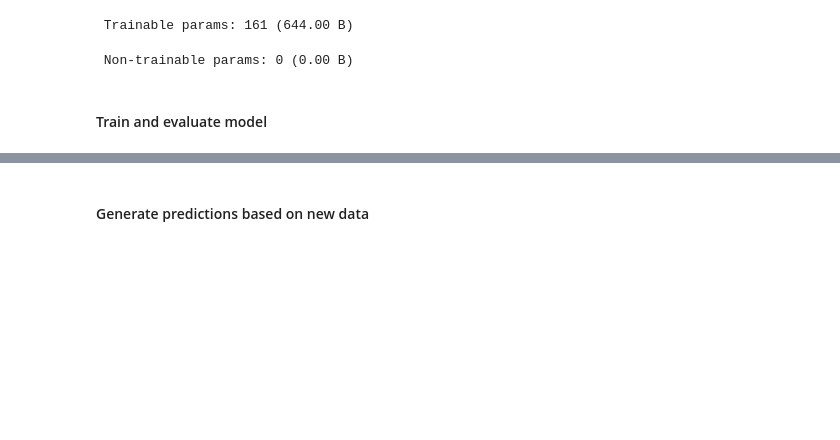
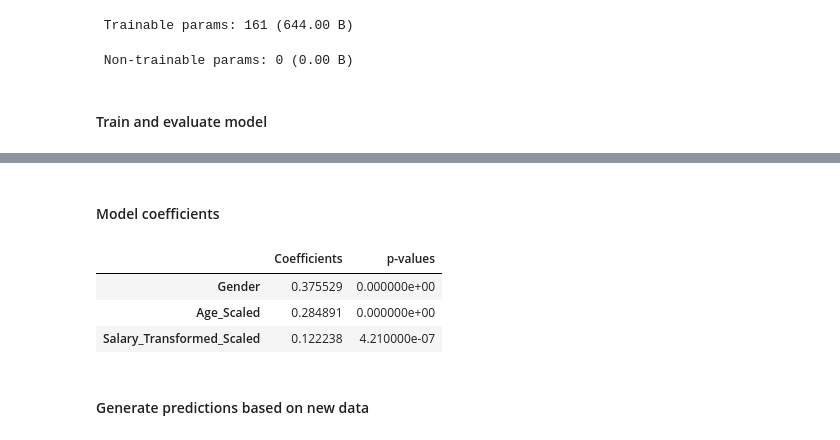
Before and after one commit to jac6779/deep-learning, a Jupyter notebook: 03_Modeling.ipynb, the cells around one changed output, grey strips where cells are left out. Cells and saved outputs as stored; diff of their text form; code cells hidden in the pictures; blank space fills up the shorter version.

```diff
--- a/03_Modeling.ipynb
+++ b/03_Modeling.ipynb
@@ -137,3 +137,21 @@ array([[34,  4],
+# %% [markdown]
+#### Model coefficients
+# %%
+# Use statsmodels to get p-values
+import statsmodels.api as sm
+ols_model = sm.OLS(y_train, X_train)
+results = ols_model.fit()
+# %%
+# Coefficients and p-values
+details = pd.DataFrame()
+details["Coefficients"] = results.params
+details["p-values"] = results.pvalues.round(10)
+details
+# %% [output]
+|  | Coefficients | p-values |
+| Gender | 0.375529 | 0.000000e+00 |
+| Age_Scaled | 0.284891 | 0.000000e+00 |
+| Salary_Transformed_Scaled | 0.122238 | 4.210000e-07 |
 # %% [markdown]
 #### Generate predictions based on new data
 # %%
```
Also changed, not shown: parts of 7 cells of this notebook.
